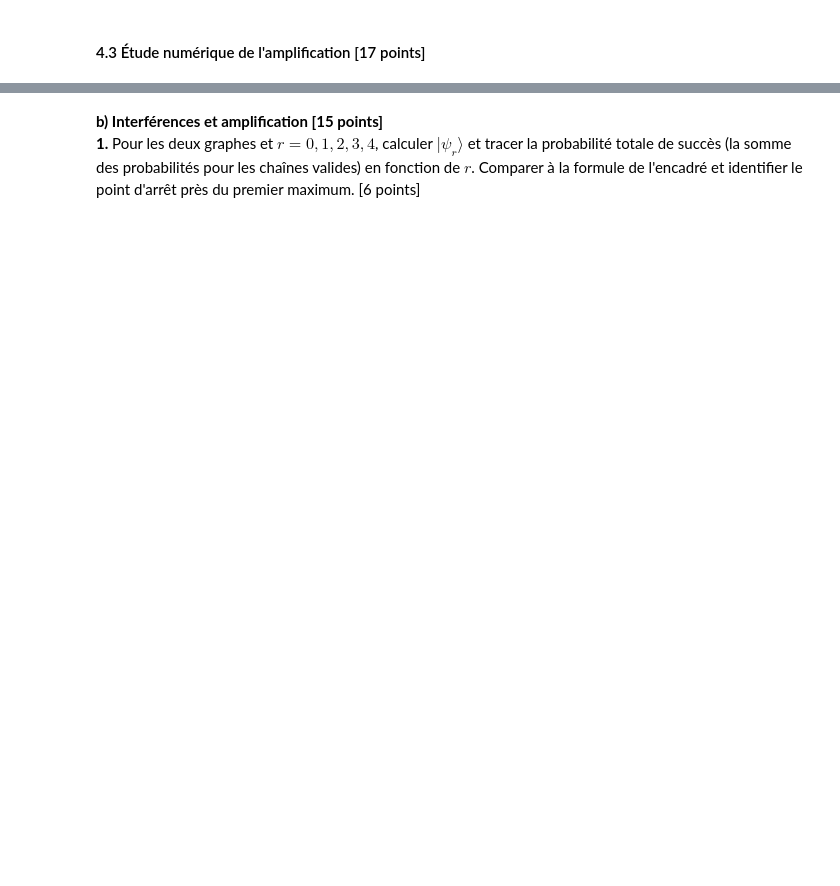
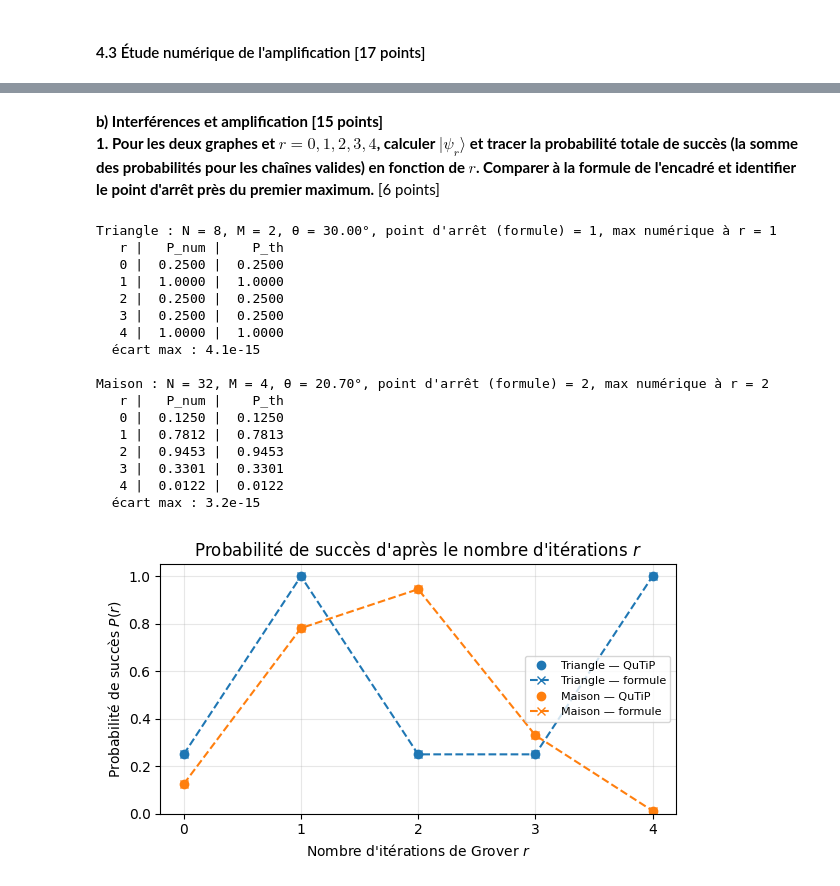
Before and after one commit to cornelia-3/TechEx, a Jupyter notebook: PHS3104_devoir_03_grover-coloriage.ipynb, the cells around one changed output, grey strips where cells are left out. Saved outputs shown, nothing was run; the diff lists cells and outputs as text; code cells hidden in the pictures; blank space fills up the shorter version.

Commit message:
Fini la section 4.3
- j'ai rajouté un graphique de plus à la fin. À enlever si on dépasse les 10 pages.

```diff
--- a/PHS3104_devoir_03_grover-coloriage.ipynb
+++ b/PHS3104_devoir_03_grover-coloriage.ipynb
@@ -339,3 +371,73 @@ Erreur : 6.345765609839286e-16
 # %% [markdown]
 **b) Interférences et amplification [15 points]**
-**1.** Pour les deux graphes et $r = 0, 1, 2, 3, 4$, calculer $|\psi_r\rangle$ et tracer la probabilité totale de succès (la somme des probabilités pour les chaînes valides) en fonction de $r$. Comparer à la formule de l'encadré et identifier le point d'arrêt près du premier maximum. [6 points]
+**1. Pour les deux graphes et $r = 0, 1, 2, 3, 4$, calculer $|\psi_r\rangle$ et tracer la probabilité totale de succès (la somme des probabilités pour les chaînes valides) en fonction de $r$. Comparer à la formule de l'encadré et identifier le point d'arrêt près du premier maximum.** [6 points]
+# %%
+def bits_de(x, n):
+    return [int(c) for c in format(x, f"0{n}b")]
+
+r_vals = np.arange(5)
+resultats = {}
+
+for nom, graphe in [("Triangle", TRIANGLE), ("Maison", MAISON)]:
+    n = len(graphe["couleurs"])
+    N = 2 ** n
+    valides = [x for x in range(N) if coloriage_valide(bits_de(x, n), graphe)]
+    M = len(valides)
+    zero = basis([2] * n, [0] * n)
+
+    P_num = []
+    for r in r_vals:
+        psi = circuit(graphe, r) * zero
+        probs = np.abs(psi.full().ravel()) ** 2
+        P_num.append(probs[valides].sum())
+    P_num = np.array(P_num)
+
+    theta = np.arcsin(np.sqrt(M / N))
+    P_th = np.sin((2 * r_vals + 1) * theta) ** 2
+    r_stop = int(np.round(np.pi / (4 * theta) - 0.5))
+    r_max_num = np.argmax(P_num)
+
+    resultats[nom] = (P_num, P_th, r_stop)
+    print(f"{nom} : N = {N}, M = {M}, θ = {np.degrees(theta):.2f}°, "
+          f"point d'arrêt (formule) = {r_stop}, max numérique à r = {r_max_num}")
+    print(f"  {'r':>2} | {'P_num':>7} | {'P_th':>7}")
+    for r in r_vals:
+        print(f"  {r:>2} | {P_num[r]:>7.4f} | {P_th[r]:>7.4f}")
+    print(f"  écart max : {np.abs(P_num - P_th).max():.1e}\n")
+
+fig, ax = plt.subplots(figsize=(6, 3.5))
+couleurs_graphes = {"Triangle": "tab:blue", "Maison": "tab:orange"}
+
+for nom, (P_num, P_th, r_stop) in resultats.items():
+    c = couleurs_graphes[nom]
+    ax.plot(r_vals, P_num, "o", color=c, label=f"{nom} — QuTiP")
+    ax.plot(r_vals, P_th, "x--", color=c, label=f"{nom} — formule")
+
+ax.set_xlabel("Nombre d'itérations de Grover $r$")
+ax.set_ylabel("Probabilité de succès $P(r)$")
+ax.set_title("Probabilité de succès d'après le nombre d'itérations $r$")
+ax.set_xticks(r_vals)
+ax.set_ylim(0, 1.05)
+ax.grid(alpha=0.3)
+ax.legend(fontsize=8)
+plt.tight_layout()
+plt.show()
+# %% [output]
+Triangle : N = 8, M = 2, θ = 30.00°, point d'arrêt (formule) = 1, max numérique à r = 1
+   r |   P_num |    P_th
+   0 |  0.2500 |  0.2500
+   1 |  1.0000 |  1.0000
+   2 |  0.2500 |  0.2500
+   3 |  0.2500 |  0.2500
+   4 |  1.0000 |  1.0000
+  écart max : 4.1e-15
+
+Maison : N = 32, M = 4, θ = 20.70°, point d'arrêt (formule) = 2, max numérique à r = 2
+   r |   P_num |    P_th
+   0 |  0.1250 |  0.1250
+   1 |  0.7812 |  0.7813
+   2 |  0.9453 |  0.9453
+   3 |  0.3301 |  0.3301
+   4 |  0.0122 |  0.0122
+  écart max : 3.2e-15
+[figure, added]
```
Also changed, not shown: parts of 23 cells of this notebook.
